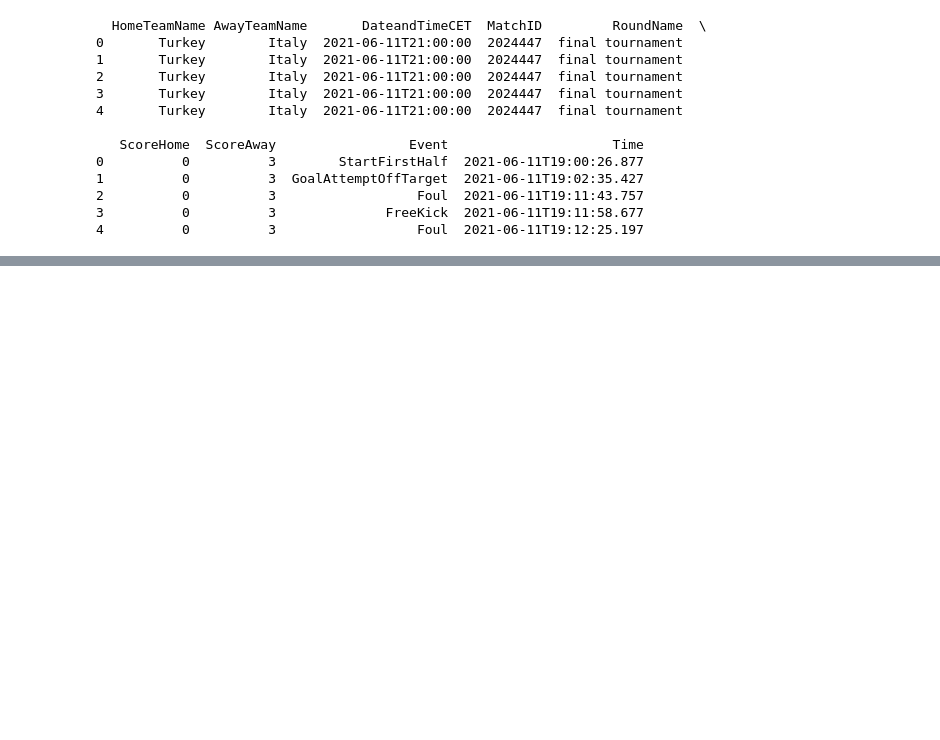
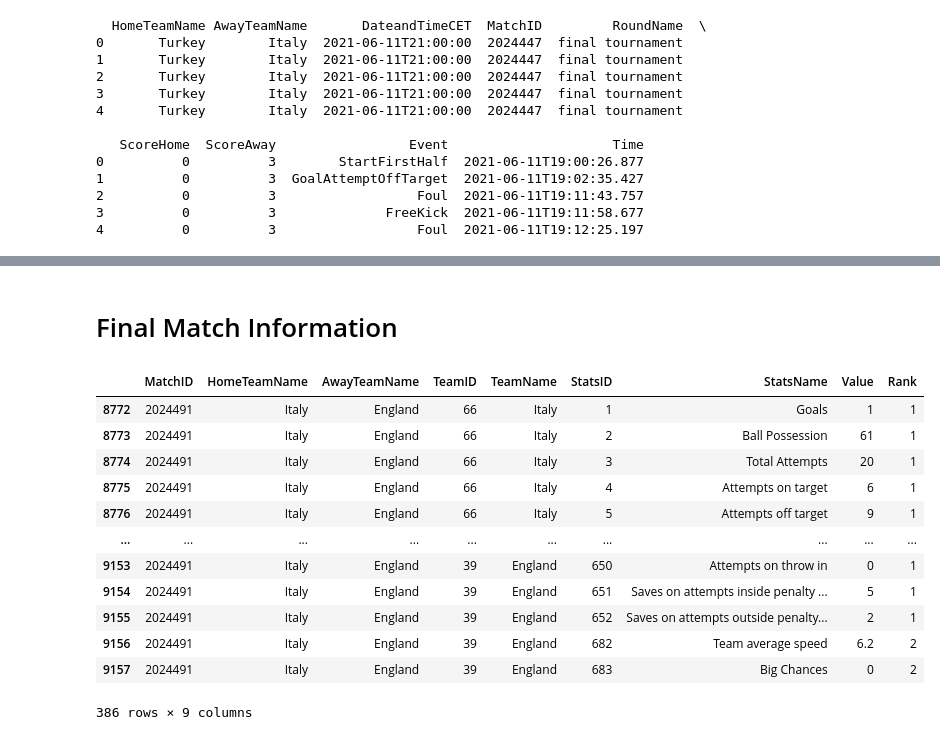
Before and after one commit to AmiraTamakloe/Data_Visualization_EURO2020, a Jupyter notebook: data_explore.ipynb, the cells around one changed output, grey strips where cells are left out. Cells and saved outputs as stored; diff of their text form; code cells hidden in the pictures; blank space fills up the shorter version.

```diff
--- a/data_explore.ipynb
+++ b/data_explore.ipynb
@@ -293,0 +355,20 @@ print(df.head())
+# %% [markdown]
+# Final Match Information
+# %%
+# Create a dataset for FINAL
+df_final = df_match_stats[df_match_stats['MatchID'] == 2024491]
+df_final
+# %% [output]
+|  | MatchID | HomeTeamName | AwayTeamName | TeamID | TeamName | StatsID | StatsName | Value | Rank |
+| 8772 | 2024491 | Italy | England | 66 | Italy | 1 | Goals | 1 | 1 |
+| 8773 | 2024491 | Italy | England | 66 | Italy | 2 | Ball Possession | 61 | 1 |
+| 8774 | 2024491 | Italy | England | 66 | Italy | 3 | Total Attempts | 20 | 1 |
+| 8775 | 2024491 | Italy | England | 66 | Italy | 4 | Attempts on target | 6 | 1 |
+| 8776 | 2024491 | Italy | England | 66 | Italy | 5 | Attempts off target | 9 | 1 |
+| ... | ... | ... | ... | ... | ... | ... | ... | ... | ... |
+| 9153 | 2024491 | Italy | England | 39 | England | 650 | Attempts on throw in | 0 | 1 |
+| 9154 | 2024491 | Italy | England | 39 | England | 651 | Saves on attempts inside penalty ... | 5 | 1 |
+| 9155 | 2024491 | Italy | England | 39 | England | 652 | Saves on attempts outside penalty... | 2 | 1 |
+| 9156 | 2024491 | Italy | England | 39 | England | 682 | Team average speed | 6.2 | 2 |
+| 9157 | 2024491 | Italy | England | 39 | England | 683 | Big Chances | 0 | 2 |
+386 rows × 9 columns
```
Also changed, not shown: parts of 12 cells of this notebook, 4 other files.
